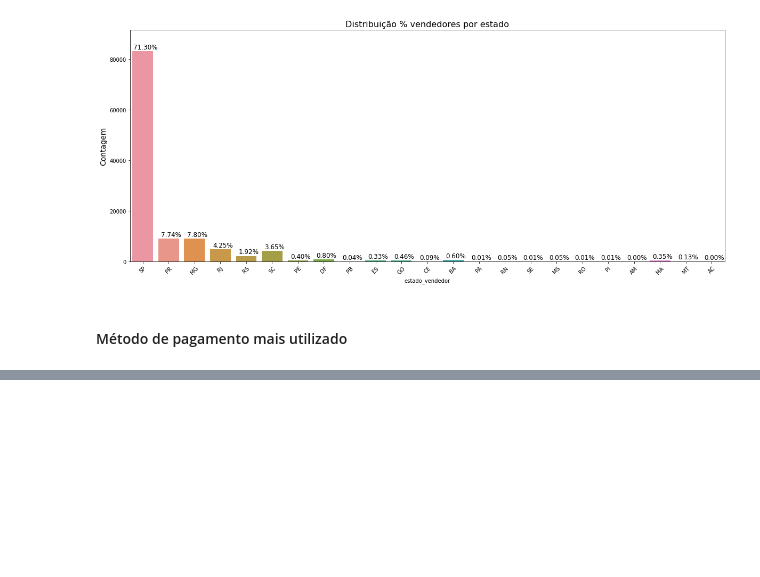
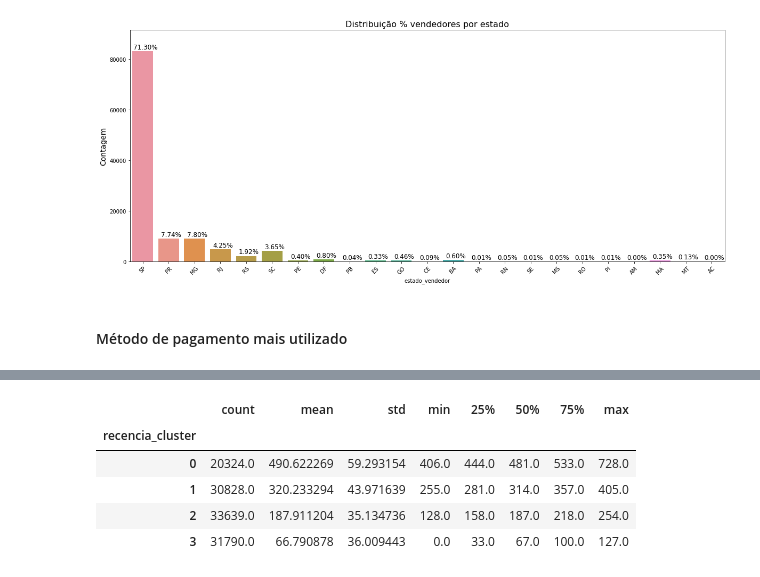
Before and after one commit to LilianeAquino/notebooks_cursos_alura, a Jupyter notebook: Clusterização de dados: Segmentação de clientes/clusterização_segmentação_clientes.ipynb, the cells around one changed output, grey strips where cells are left out. Saved outputs shown, nothing was run; the diff lists cells and outputs as text; code cells hidden in the pictures; blank space fills up the shorter version.

```diff
--- a/Clusterização de dados: Segmentação de clientes/clusterização_segmentação_clientes.ipynb
+++ b/Clusterização de dados: Segmentação de clientes/clusterização_segmentação_clientes.ipynb
@@ -145,0 +159,4 @@ plt.show()
+# %%
+kmeans = KMeans(n_clusters=4)
+df_usuario['recencia_cluster'] = kmeans.fit_predict(df_recencia)
+df_usuario.head(1)
@@ -145,0 +166,12 @@ plt.show()
+# %%
+def ordenador_cluster(cluster_nome, target_nome, df):
+    agrupado_por_cluster = df_usuario.groupby(cluster_nome)[target_nome].mean().reset_index()
+    agrupado_por_cluster = agrupado_por_cluster.sort_values(by=target_nome, ascending=False).reset_index(drop=True)
+    agrupado_por_cluster['index'] = agrupado_por_cluster.index
+    juntando_cluster = pd.merge(df, agrupado_por_cluster[[cluster_nome, 'index']], on=cluster_nome)
+    removendo_dados = juntando_cluster.drop([cluster_nome], axis=1)
+    df_final = removendo_dados.rename(columns={'index' : cluster_nome})
+    return df_final
+# %%
+df_usuario = ordenador_cluster('recencia_cluster', 'recencia', df_usuario)
+df_usuario.head()
@@ -145,0 +185,9 @@ plt.show()
+# %%
+df_usuario.groupby('recencia_cluster')['recencia'].describe()
+# %% [output]
+|  | count | mean | std | min | 25% | 50% | 75% | max |
+| recencia_cluster |  |  |  |  |  |  |  |  |
+| 0 | 20324.0 | 490.622269 | 59.293154 | 406.0 | 444.0 | 481.0 | 533.0 | 728.0 |
+| 1 | 30828.0 | 320.233294 | 43.971639 | 255.0 | 281.0 | 314.0 | 357.0 | 405.0 |
+| 2 | 33639.0 | 187.911204 | 35.134736 | 128.0 | 158.0 | 187.0 | 218.0 | 254.0 |
+| 3 | 31790.0 | 66.790878 | 36.009443 | 0.0 | 33.0 | 67.0 | 100.0 | 127.0 |
```
Also changed, not shown: parts of 22 cells of this notebook.
